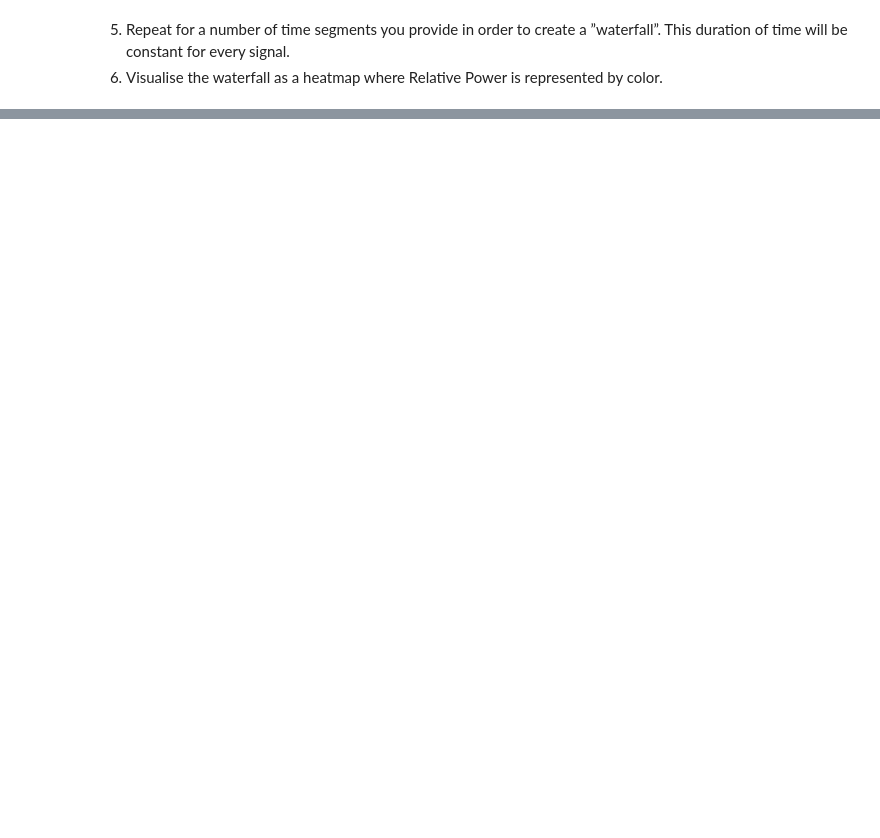
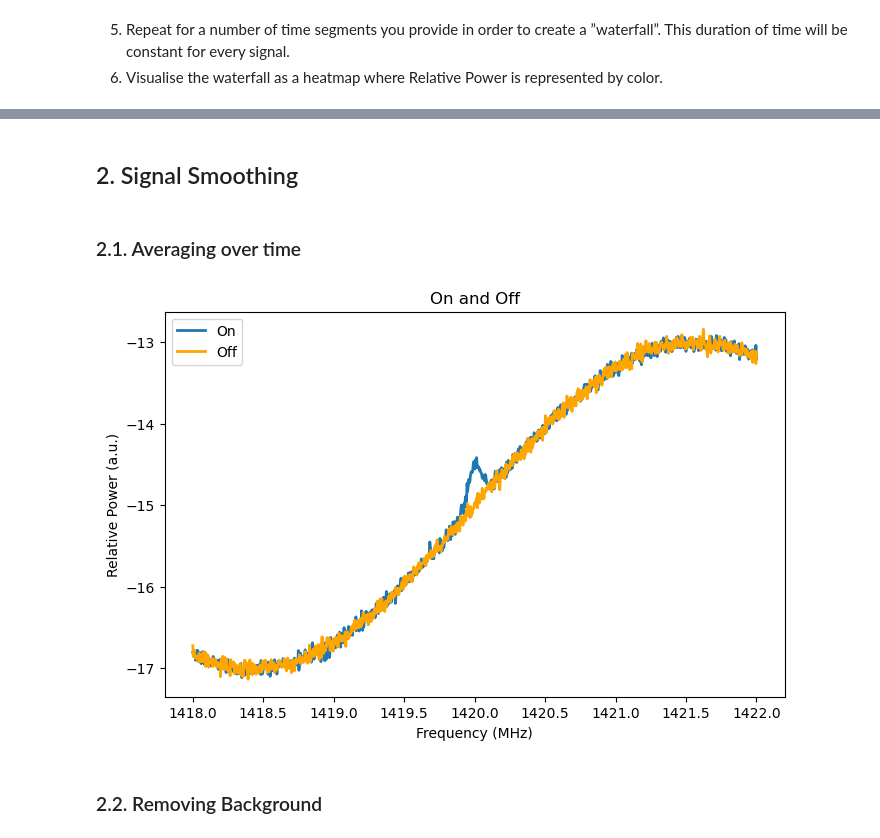
Before and after one commit to nikostsormpa/ASTRO-task, a Jupyter notebook: recruitment_task.ipynb, the cells around one changed output, grey strips where cells are left out. Saved outputs shown, nothing was run; the diff lists cells and outputs as text; code cells hidden in the pictures; blank space fills up the shorter version.

```diff
--- a/recruitment_task.ipynb
+++ b/recruitment_task.ipynb
@@ -97,0 +234,17 @@ plt.show()
+# %% [markdown]
+## 2. Signal Smoothing
+# %% [markdown]
+### 2.1. Averaging over time
+# %%
+plt.figure(figsize=(8, 5))
+plt.plot(freqs, on_segment, label="On", linewidth=2)
+plt.plot(freqs, off_segment, label="Off", color="orange", linewidth=2)
+plt.legend(loc="upper left")
+plt.title("On and Off")
+plt.xlabel("Frequency (MHz)")
+plt.ylabel("Relative Power (a.u.)")
+plt.show()
+# %% [output]
+[figure, added]
+# %% [markdown]
+### 2.2. Removing Background
```
Also changed, not shown: parts of 18 cells of this notebook.
